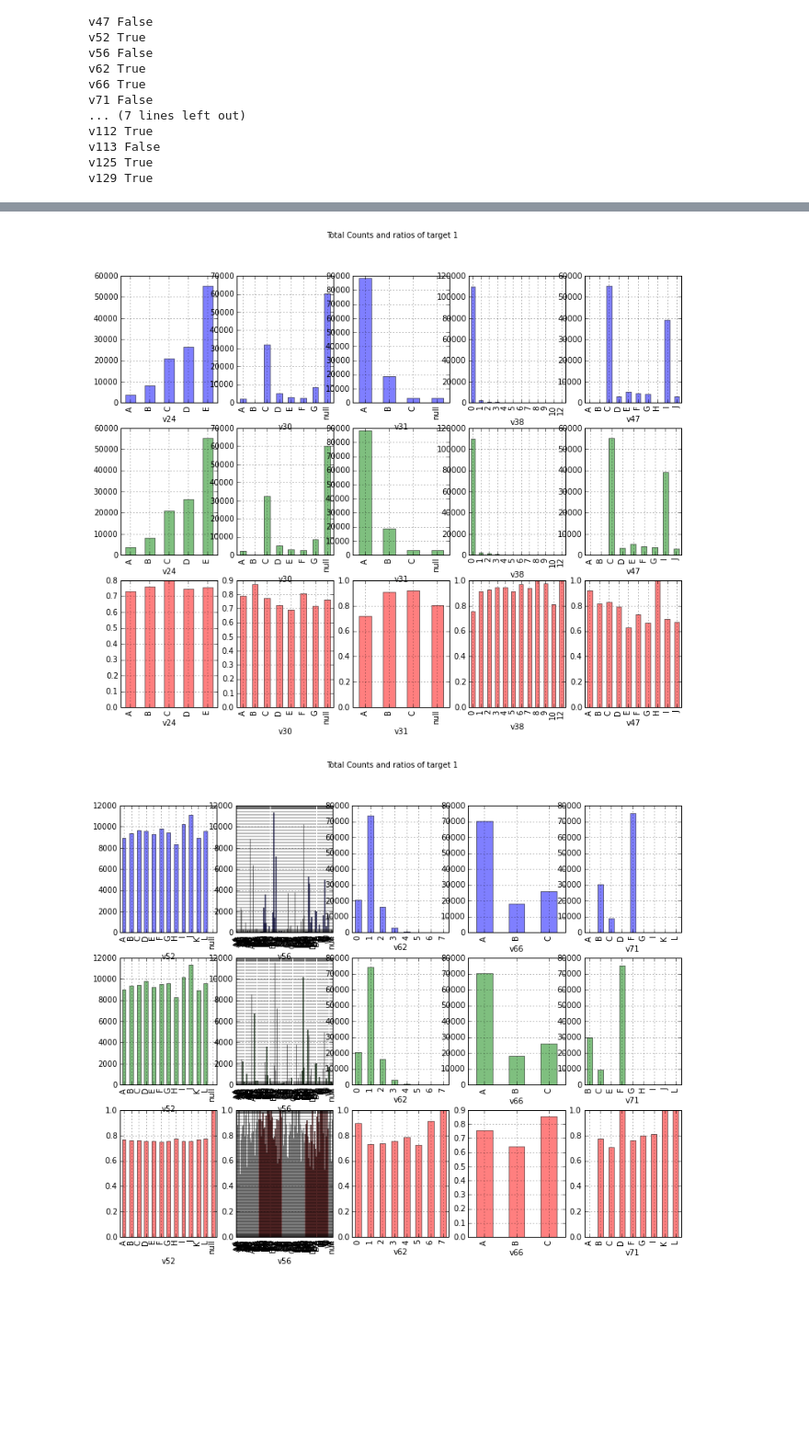
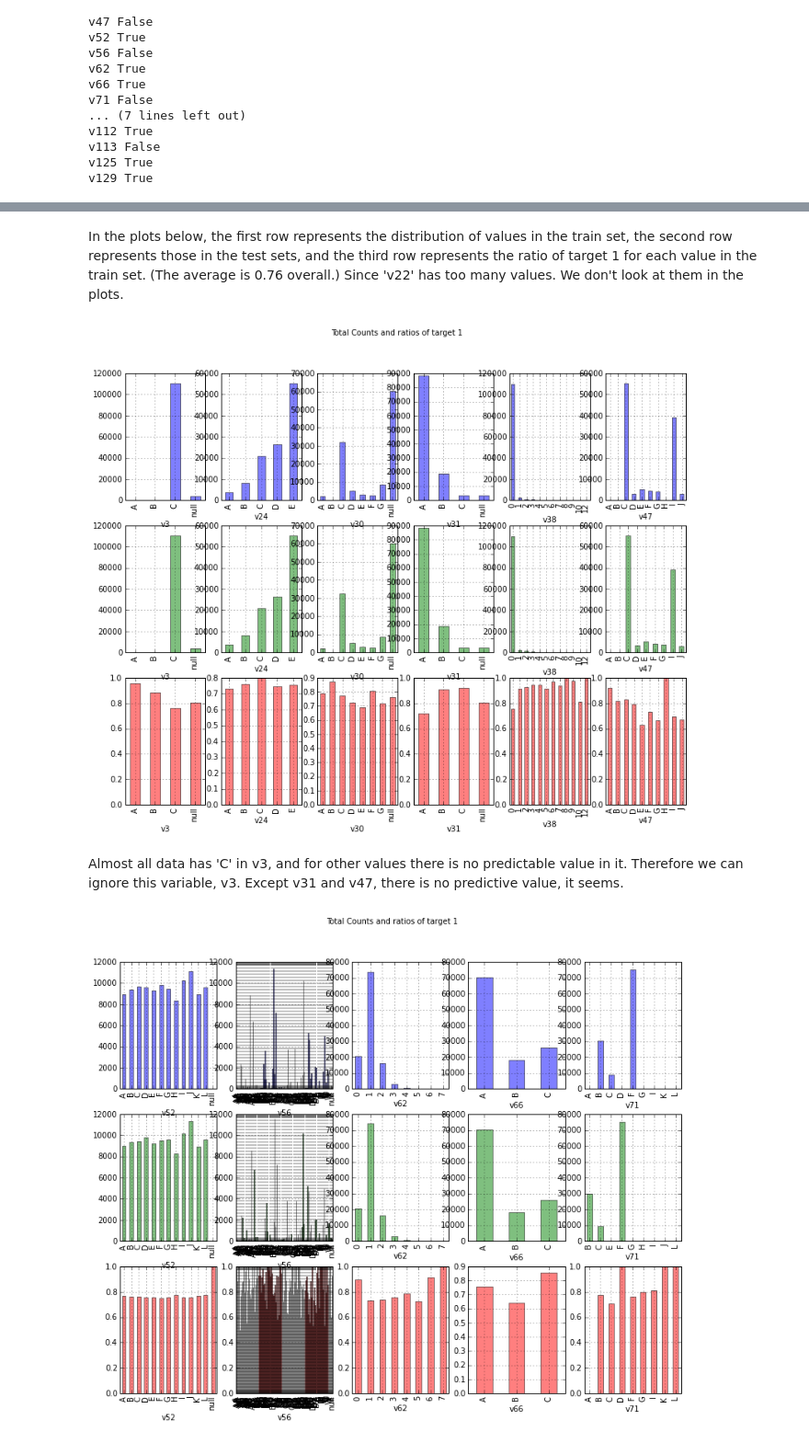
Before and after one commit to suhanree/claims-manager, a Jupyter notebook: code/ExploratoryAnalysis.ipynb, the cells around one changed output, grey strips where cells are left out. Shown at 92% size. Cells and saved outputs as stored; diff of their text form; code cells hidden in the pictures; blank space fills up the shorter version.

```diff
--- a/code/ExploratoryAnalysis.ipynb
+++ b/code/ExploratoryAnalysis.ipynb
@@ -67,6 +71,6 @@ target_train = df_train.pop('target')
 # %%
 # column names
-column_names = df_train.columns
+column_names = df_test.columns
 print column_names
 # %% [output]
 Index([u'v1', u'v2', u'v3', u'v4', u'v5', u'v6', u'v7', u'v8', u'v9', u'v10',
@@ -81,12 +90,10 @@ Index([u'v1', u'v2', u'v3', u'v4', u'v5', u'v6', u'v7', u'v8', u'v9', u'v10',
 category_variables = [2, 21, 23, 29, 30, 37, 46, 51, 55, 61,
                       65, 70, 71, 73, 74, 78, 90, 106, 109, 111,
                       112, 124, 128]
+unique_values = {}
 numerical_variables = [i for i in range(num_variables) if i not in category_variables]
 
-for i in category_variables:
-    print df_train.columns[i] + ":", df_train.iloc[:,i].nunique(), \
-        np.sort(df_train.iloc[:,i].unique())
-for i in category_variables:
-    print df_test.columns[i] + ":", df_test.iloc[:,i].nunique(), \
-        np.sort(df_test.iloc[:,i].unique())
+for ind in category_variables:
+    unique_values[ind] = set(df_train.iloc[:,ind].unique())
+    print df_train.columns[ind] + ":", df_train.iloc[:,ind].nunique(), df_test.iloc[:,ind].nunique()
 # %% [output]
@@ -142,0 +165,5 @@ v129 True
+# %%
+# From here on, missing values of category variables will be replaced with a string 'null',
+# which means that missing values will be treated as another category.
+df_train.iloc[:, category_variables] = df_train.iloc[:, category_variables].replace(np.nan, 'null')
+df_test.iloc[:, category_variables] = df_test.iloc[:, category_variables].replace(np.nan, 'null')
@@ -149,9 +187,7 @@ def plot_category_variables(df_train, df_test, target, category_variable_names):
     num_variables = len(category_variable_names)
     target_column_name = 'target'
     df_train_category = df_train[category_variable_names].copy()
-    df_train_category = df_train_category.replace(np.nan, 'null')
-    df_test_category = df_test[category_variable_names].copy()
-    df_test_category = df_test_category.replace(np.nan, 'null')
+    df_test_category = df_test[category_variable_names]
 
     df_train_category[target_column_name] = target
     fig, axs = plt.subplots(3, len(category_variable_names), figsize=(13,10))
@@ -175,7 +205,12 @@ plot_category_variables(df_train, df_test, target_train, [column_names[category_
+# %% [markdown]
+In the plots below, the first row represents the distribution of values in the train set, the second row represents those in the test sets, and the third row represents the ratio of target 1 for each value in the train set. (The average is 0.76 overall.) Since 'v22' has too many values. We don't look at them in the plots.
 # %%
-plot_category_variables(df_train, df_test, target_train, column_names[category_variables[2:7]])
+plot_category_variables(df_train, df_test, target_train, \
+                        column_names[[category_variables[0]] +category_variables[2:7]])
 # %% [output]
-[figure, old version]
+[figure, new version]
+# %% [markdown]
+Almost all data has 'C' in v3, and for other values there is no predictable value in it. Therefore we can ignore this variable, v3. Except v31 and v47, there is no predictive value, it seems.
 # %%
 plot_category_variables(df_train, df_test, target_train, column_names[category_variables[7:12]])
 # %% [output]
```
Also changed, not shown: parts of 80 cells of this notebook.
